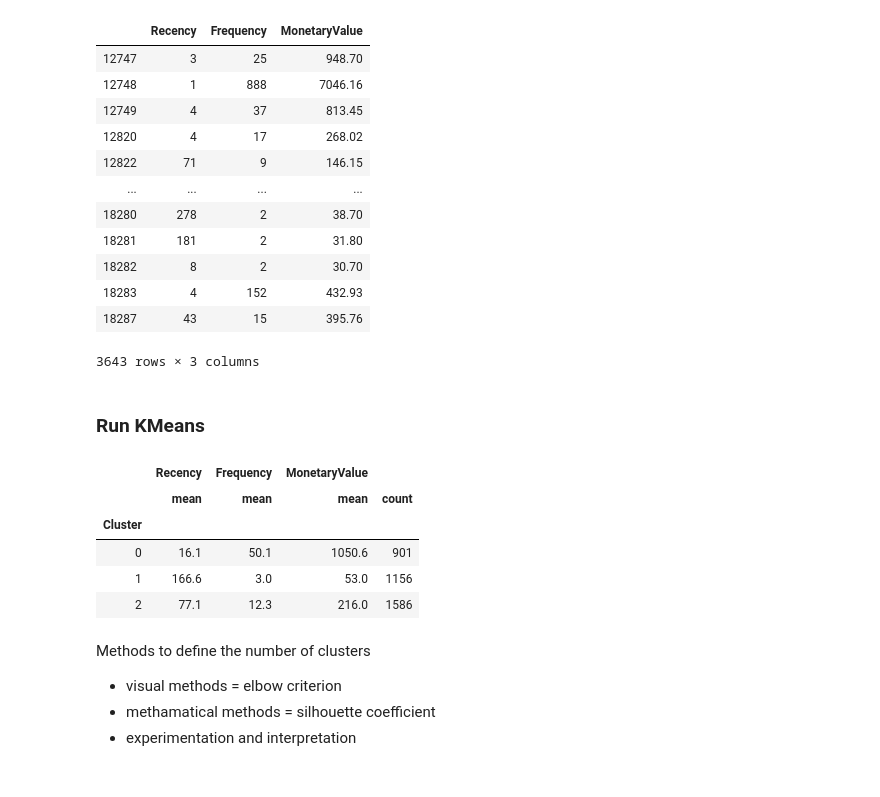
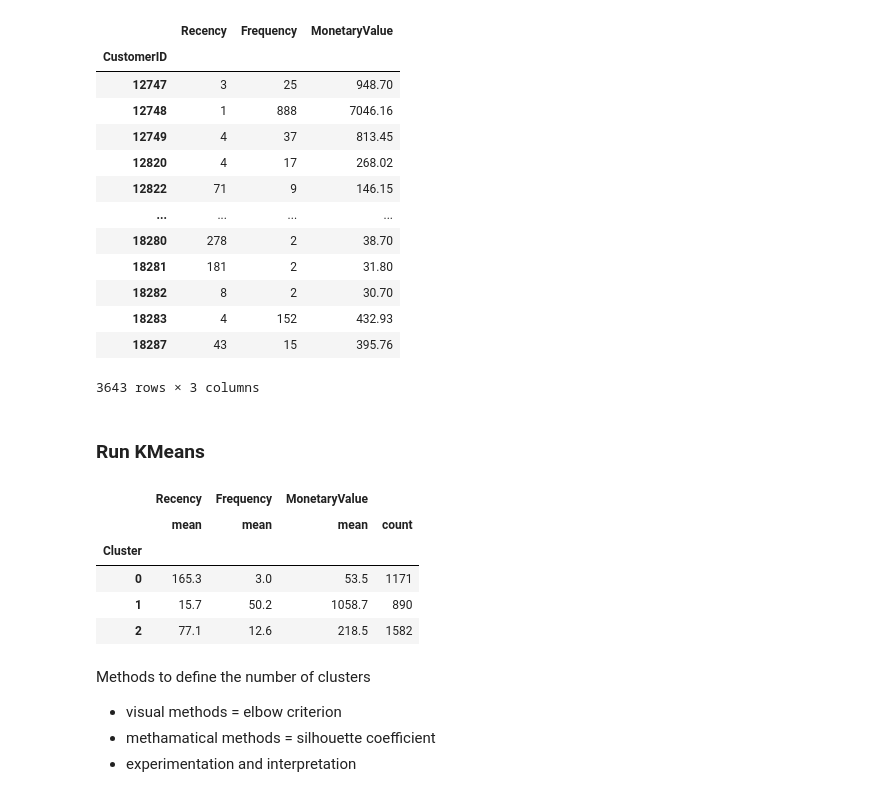
Before and after one commit to KonuTech/DataCampSideNotes, a Jupyter notebook: Customer Segmentation with K-means.ipynb, the cells around one changed output. Saved outputs shown, nothing was run; the diff lists cells and outputs as text; code cells hidden in the pictures.

```diff
--- a/Customer Segmentation with K-means.ipynb
+++ b/Customer Segmentation with K-means.ipynb
@@ -8,8 +10,10 @@ json = ('{"Recency":{"12747":3,"12748":1,"12749":4,"12820":4,"12822":71,"12823":
 # %%
 datamart_rfm = pd.read_json(json)
+datamart_rfm.index.name = "CustomerID"
 datamart_rfm
 # %% [output]
 |  | Recency | Frequency | MonetaryValue |
+| CustomerID |  |  |  |
 | 12747 | 3 | 25 | 948.70 |
 | 12748 | 1 | 888 | 7046.16 |
 | 12749 | 4 | 37 | 813.45 |
@@ -63,9 +67,9 @@ grouped.agg({
 |  | Recency | Frequency | MonetaryValue |  |
 |  | mean | mean | mean | count |
 | Cluster |  |  |  |  |
-| 0 | 16.1 | 50.1 | 1050.6 | 901 |
-| 1 | 166.6 | 3.0 | 53.0 | 1156 |
-| 2 | 77.1 | 12.3 | 216.0 | 1586 |
+| 0 | 165.3 | 3.0 | 53.5 | 1171 |
+| 1 | 15.7 | 50.2 | 1058.7 | 890 |
+| 2 | 77.1 | 12.6 | 218.5 | 1582 |
 # %% [markdown]
 Methods to define the number of clusters
 * visual methods = elbow criterion
```
Also changed, not shown: parts of 57 cells of this notebook.
